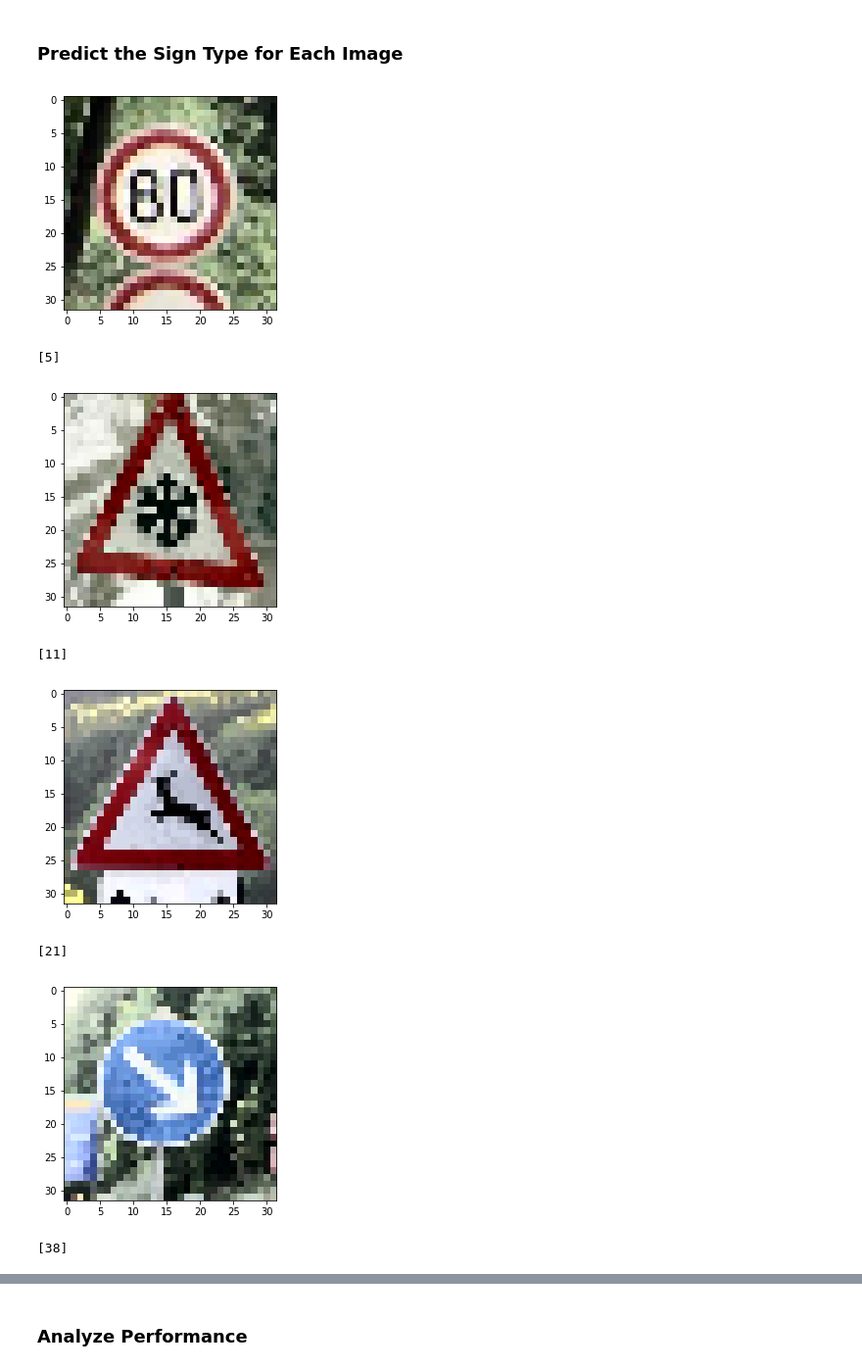
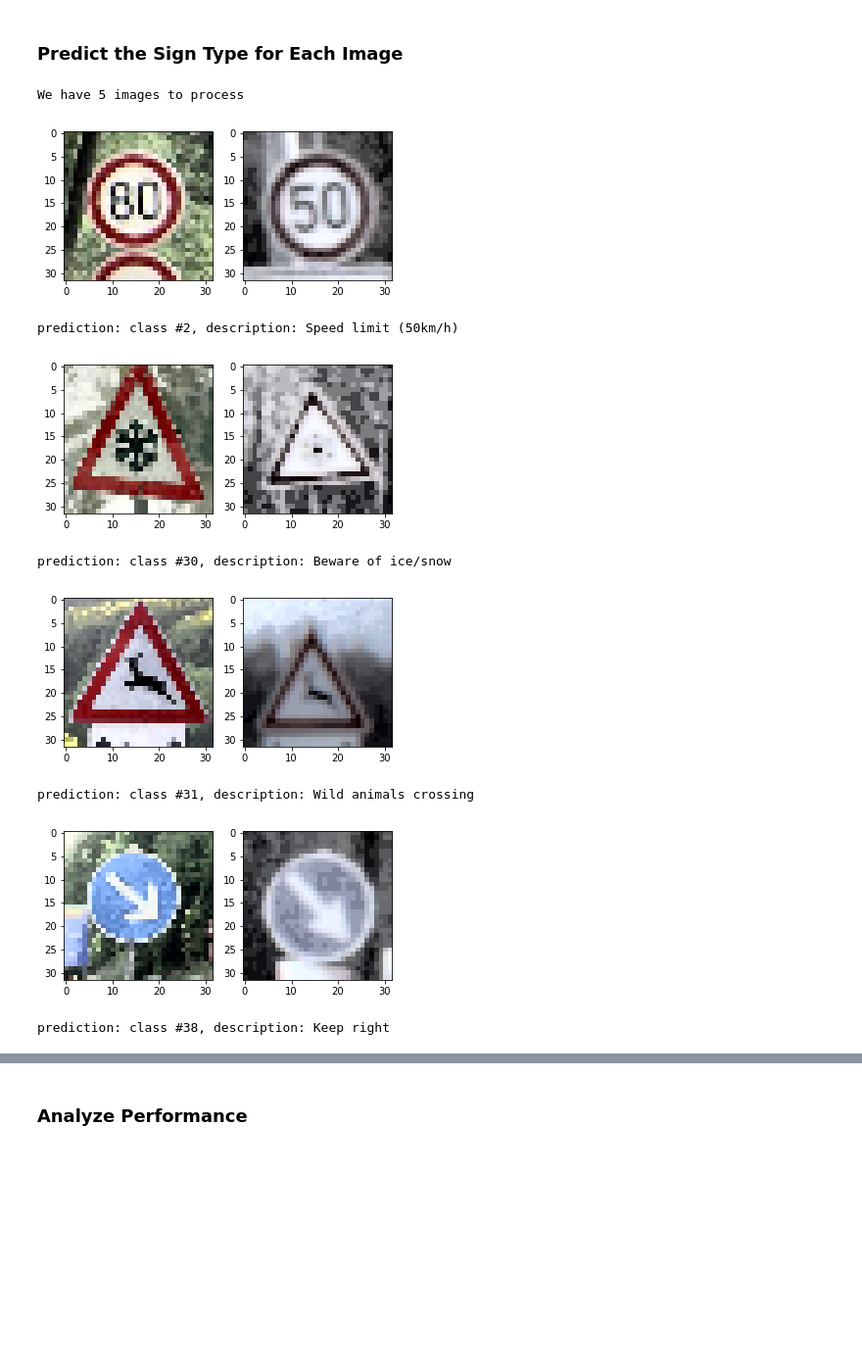
Before and after one commit to jtirila/CarND-Traffic-Sign-Classifier-Project, a Jupyter notebook: Traffic_Sign_Classifier.ipynb, the cells around one changed output, grey strips where cells are left out. Shown at 98% size. Cells and saved outputs as stored; diff of their text form; code cells hidden in the pictures; blank space fills up the shorter version.

```diff
--- a/Traffic_Sign_Classifier.ipynb
+++ b/Traffic_Sign_Classifier.ipynb
@@ -401,13 +438,12 @@ Done
 A validation set can be used to assess how well the model is performing. A low accuracy on the training and validation
 sets imply underfitting. A high accuracy on the training set but low accuracy on the validation set implies overfitting.
 # %%
-def evaluate(X_data, y_data, batch_size, accuracy_operation, x, y):
+def evaluate(X_data, y_data, batch_size, accuracy_operation, x, y, keep_prob, sess):
     num_examples = len(X_data)
     total_accuracy = 0
-    sess = tf.get_default_session()
     for offset in range(0, num_examples, batch_size):
         batch_x, batch_y = X_data[offset:offset + batch_size], y_data[offset:offset + batch_size]
-        accuracy = sess.run(accuracy_operation, feed_dict={x: batch_x, y: batch_y, keep_prob=1.0})
+        accuracy = sess.run(accuracy_operation, feed_dict={x: batch_x, y: batch_y, keep_prob: 1.0})
         total_accuracy += (accuracy * len(batch_x))
     return total_accuracy / num_examples
 # %%
@@ -476,0 +510,13 @@ Model saved, model name: ./lenet-2.ckpt
+# %%
+features_valid = [normalize_luminosity(img) for img in X_valid]
+
+print("About to evaluate...")
+
+with tf.Session() as sess:
+    restorer = tf.train.Saver()
+    restorer.restore(sess, './lenet-2.ckpt')
+    accuracy = evaluate(features_valid, y_valid, network['batch_size'], network['accuracy_operation'],
+             network['x'], network['y'], network['keep_prob'], sess)
+
+
+print("Accuracy on test data set: {}".format(accuracy))
@@ -495,6 +544,12 @@ import csv
 WEB_FILENAMES = ['5-speed-limit-80-km-h-cropped-3.png', '30-snow-cropped-3.png',
                  '31-wild-animals-passing-cropped-3.png', '38-keep-right-cropped-3.png',
                  '17-no-entry-cropped-3.png']
+
+labels_dict = {}
+with open('signnames.csv', 'r') as csvfile:
+    datareader = csv.DictReader(csvfile)
+    for row in datareader:
+        labels_dict[row['ClassId']] = row['SignName']
 
 def load_web_images():
     # Loads the images in BRG mode.
@@ -639,39 +694,47 @@ features_web, labels_web, orig_label_stats_web, preprocessed_label_stats_web = l
 # %%
 ### Run the predictions here and use the model to output the prediction for each image.
 ### Make sure to pre-process the images with the same pre-processing pipeline used earlier.
 ### Feel free to use as many code cells as needed.
 
-def load_model_and_predict(features):,
+def load_model_and_predict(features):
+    predictions = []
     """Load a model into a session again, and use it to produce predictions of image labels"""
-    predictions = []
     with tf.Session() as sess:
         restorer = tf.train.Saver()
         restorer.restore(sess, './lenet-2.ckpt')
+        print("We have {} images to process".format(len(features)))
+        for ind, img in enumerate(features):
 
-        for ind, img in enumerate(features):
-            softmaxes = sess.run(network['softmaxes'], feed_dict={network['x']: [features[ind]]})
+            softmaxes = sess.run(network['softmaxes'], feed_dict={network['x']: [features[ind]], network['keep_prob']: 1.0})
             prediction = sess.run(tf.argmax(softmaxes, 1))[0]
             predictions.append(prediction)
+            label_examples = (img for img, label in zip(X_train, y_train) if label == prediction)
+            for _ in range(50):
+                next(label_examples)
+            ref_img = normalize_luminosity(next(label_examples))
+            plt.subplot(1, 2, 1)
             plt.imshow(img)
+            plt.subplot(1, 2, 2)
+            plt.imshow(ref_img)
             plt.show()
-            print(sess.run(tf.argmax(network['softmaxes'], 1), feed_dict={network['x']: [features[ind]]}))
 
             print(
                 "prediction: class #{}, description: {}".format(
                     prediction,
-                    label_dict[str(prediction)]
+                    labels_dict[str(prediction)]
                 )
             )
     return predictions
 
-load_model_and_predict(features_web)
+
 predictions = load_model_and_predict(features_web)
 # %% [output]
+We have 5 images to process
-[figure, old version]
+[figure, new version]
-[5]
+prediction: class #2, description: Speed limit (50km/h)
-[figure, old version]
+[figure, new version]
-[11]
+prediction: class #30, description: Beware of ice/snow
-[figure, old version]
+[figure, new version]
-[21]
+prediction: class #31, description: Wild animals crossing
-[figure, old version]
+[figure, new version]
-[38]
+prediction: class #38, description: Keep right
```
Also changed, not shown: parts of 19 cells of this notebook, 1 other file.
